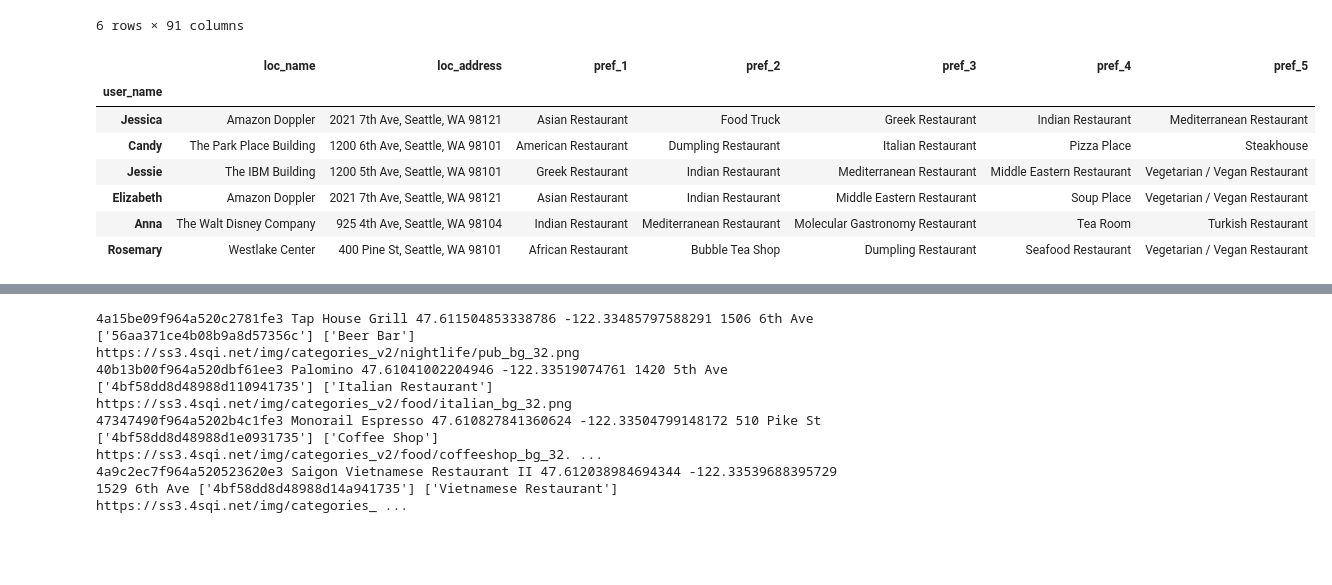
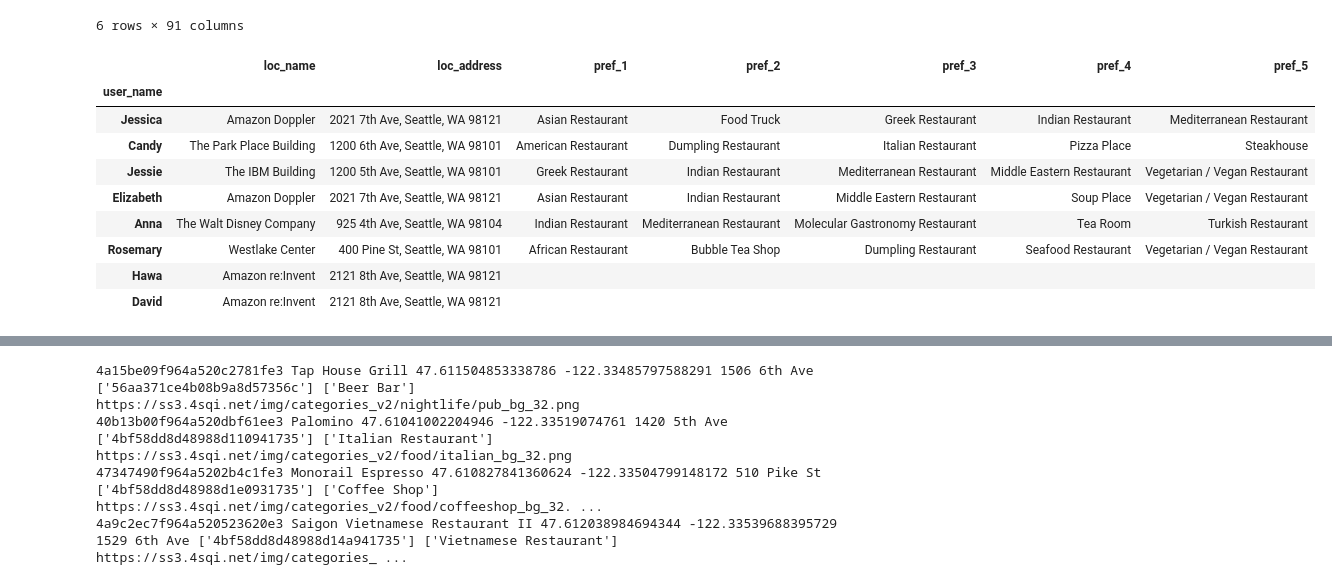
Before and after one commit to Astayonix/BattleOfTheNeighborhoods, a Jupyter notebook: I_Dont_Know_Where_Do_You_Want_to_Eat.ipynb, the cells around one changed output, grey strips where cells are left out. Drawn from its saved outputs; the diff is of its cells as text; code cells hidden in the pictures; blank space fills up the shorter version.

```diff
--- a/I_Dont_Know_Where_Do_You_Want_to_Eat.ipynb
+++ b/I_Dont_Know_Where_Do_You_Want_to_Eat.ipynb
@@ -189,35 +189,39 @@ def add_user_pref(user_list):
     user_loc_pref_df.loc[len(user_loc_pref_df)] = user_dict
 
 # in case these users ever fill out their profiles
 # tracey_pref = ['Tracey', 'Amazon Kumo', '1915 Terry Ave, Seattle, WA 98101', '', '', '', '', '']
-# david_pref = ['David', 'Amazon re:Invent', '2121 8th Ave, Seattle, WA 98121', '', '', '', '', '']
-# hawa_pref = ['Hawa', 'Amazon re:Invent', '2121 8th Ave, Seattle, WA 98121', '', '', '', '', '']
+david_pref = ['David', 'Amazon re:Invent', '2121 8th Ave, Seattle, WA 98121', '', '', '', '', '']
+hawa_pref = ['Hawa', 'Amazon re:Invent', '2121 8th Ave, Seattle, WA 98121', '', '', '', '', '']
 
 jessica_pref = ['Jessica', 'Amazon Doppler', '2021 7th Ave, Seattle, WA 98121', 'Asian Restaurant', 'Food Truck', 'Greek Restaurant', 'Indian Restaurant', 'Mediterranean Restaurant']
 candy_pref = ['Candy', 'The Park Place Building', '1200 6th Ave, Seattle, WA 98101', 'American Restaurant', 'Dumpling Restaurant', 'Italian Restaurant', 'Pizza Place', 'Steakhouse']
 jessie_pref = ['Jessie', 'The IBM Building', '1200 5th Ave, Seattle, WA 98101', 'Greek Restaurant', 'Indian Restaurant', 'Mediterranean Restaurant', 'Middle Eastern Restaurant', 'Vegetarian / Vegan Restaurant']
 elizabeth_pref = ['Elizabeth', 'Amazon Doppler', '2021 7th Ave, Seattle, WA 98121', 'Asian Restaurant', 'Indian Restaurant', 'Middle Eastern Restaurant', 'Soup Place', 'Vegetarian / Vegan Restaurant']
 anna_pref = ['Anna', 'The Walt Disney Company', '925 4th Ave, Seattle, WA 98104', 'Indian Restaurant', 'Mediterranean Restaurant', 'Molecular Gastronomy Restaurant', 'Tea Room', 'Turkish Restaurant']
 rosemary_pref = ['Rosemary', 'Westlake Center', '400 Pine St, Seattle, WA 98101', 'African Restaurant', 'Bubble Tea Shop', 'Dumpling Restaurant', 'Seafood Restaurant', 'Vegetarian / Vegan Restaurant']
 
 add_user_pref(jessica_pref)
 add_user_pref(candy_pref)
 add_user_pref(jessie_pref)
 add_user_pref(elizabeth_pref)
 add_user_pref(anna_pref)
 add_user_pref(rosemary_pref)
+add_user_pref(hawa_pref)
+add_user_pref(david_pref)
 
 user_loc_pref_df.set_index('user_name', inplace=True)
 user_loc_pref_df
 # %% [output]
 |  | loc_name | loc_address | pref_1 | pref_2 | pref_3 | pref_4 | pref_5 |
 | user_name |  |  |  |  |  |  |  |
 | Jessica | Amazon Doppler | 2021 7th Ave, Seattle, WA 98121 | Asian Restaurant | Food Truck | Greek Restaurant | Indian Restaurant | Mediterranean Restaurant |
 | Candy | The Park Place Building | 1200 6th Ave, Seattle, WA 98101 | American Restaurant | Dumpling Restaurant | Italian Restaurant | Pizza Place | Steakhouse |
 | Jessie | The IBM Building | 1200 5th Ave, Seattle, WA 98101 | Greek Restaurant | Indian Restaurant | Mediterranean Restaurant | Middle Eastern Restaurant | Vegetarian / Vegan Restaurant |
 | Elizabeth | Amazon Doppler | 2021 7th Ave, Seattle, WA 98121 | Asian Restaurant | Indian Restaurant | Middle Eastern Restaurant | Soup Place | Vegetarian / Vegan Restaurant |
 | Anna | The Walt Disney Company | 925 4th Ave, Seattle, WA 98104 | Indian Restaurant | Mediterranean Restaurant | Molecular Gastronomy Restaurant | Tea Room | Turkish Restaurant |
 | Rosemary | Westlake Center | 400 Pine St, Seattle, WA 98101 | African Restaurant | Bubble Tea Shop | Dumpling Restaurant | Seafood Restaurant | Vegetarian / Vegan Restaurant |
+| Hawa | Amazon re:Invent | 2121 8th Ave, Seattle, WA 98121 |  |  |  |  |  |
+| David | Amazon re:Invent | 2121 8th Ave, Seattle, WA 98121 |  |  |  |  |  |
 # %%
 # Now to add the longitude and latitude of each of the users' locations
 user_loc_pref_df.index
```
Also changed, not shown: parts of 8 cells of this notebook.
